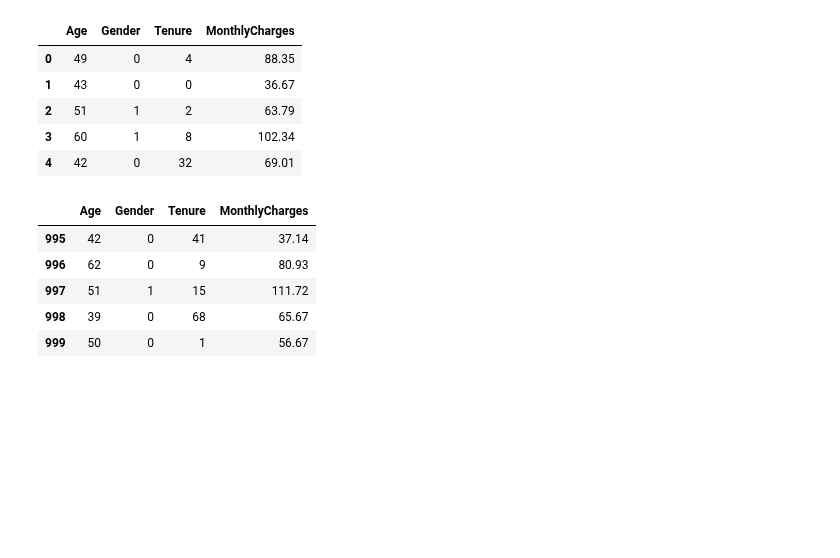
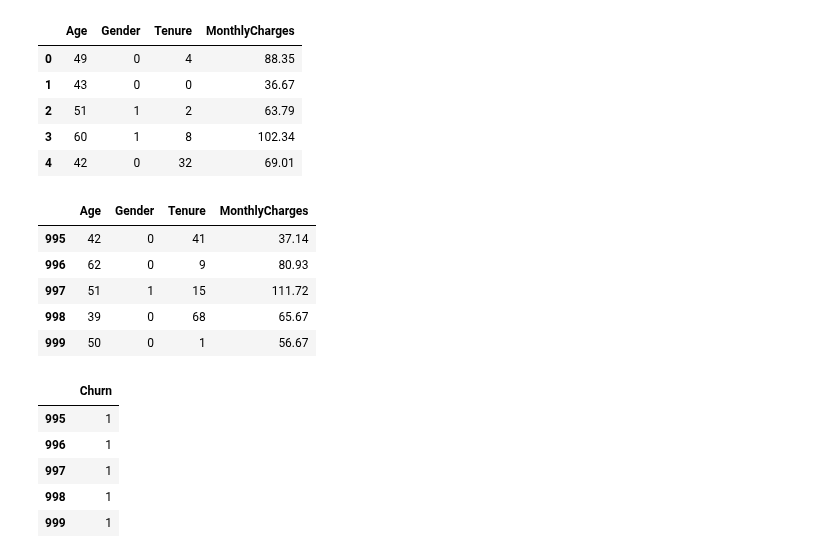
Before and after one commit to mohitt045/Customer-churn-predictor, a Jupyter notebook: notebook.ipynb, the cells around one changed output. Drawn from its saved outputs; the diff is of its cells as text; code cells hidden in the pictures; blank space fills up the shorter version.

```diff
--- a/notebook.ipynb
+++ b/notebook.ipynb
@@ -602,3 +602,12 @@ X.tail()
 | 997 | 51 | 1 | 15 | 111.72 |
 | 998 | 39 | 0 | 68 | 65.67 |
 | 999 | 50 | 0 | 1 | 56.67 |
+# %%
+y.tail()
+# %% [output]
+|  | Churn |
+| 995 | 1 |
+| 996 | 1 |
+| 997 | 1 |
+| 998 | 1 |
+| 999 | 1 |
```
